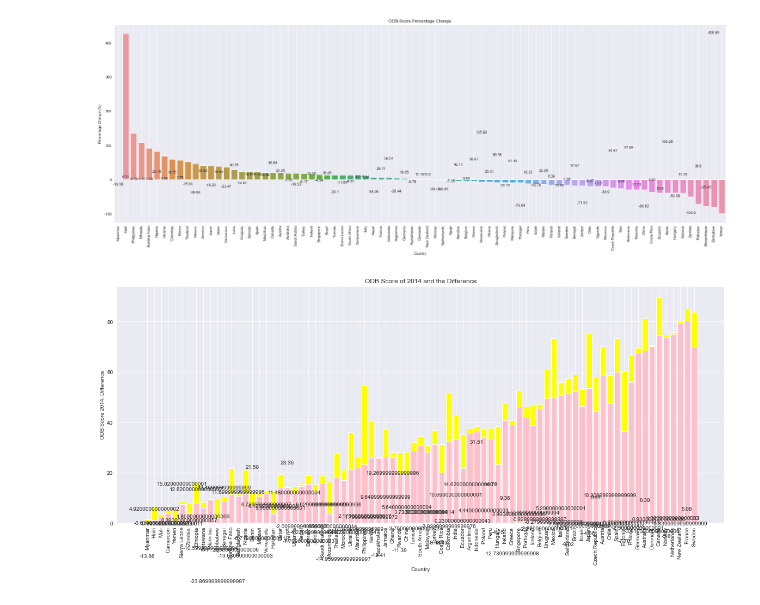
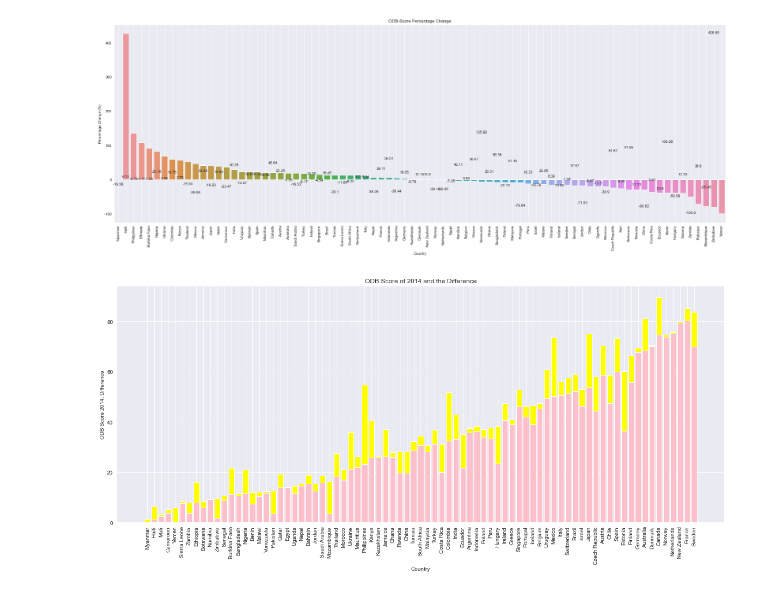
Before and after one commit to kreetigulati/Egovernance_and_OpenData, a Jupyter notebook: Kreeti/merged_data_1416.ipynb, the cells around one changed output. Drawn from its saved outputs; the diff is of its cells as text; code cells hidden in the pictures.

```diff
--- a/Kreeti/merged_data_1416.ipynb
+++ b/Kreeti/merged_data_1416.ipynb
@@ -52,7 +52,7 @@ array(['Region_2014', 'ISO', 'ODB-Rank_2014', 'Country',
        'Online Service Index_2016', 'Human Capital Index_2016',
        'Telecommunication Infrastructure Index_2016'], dtype=object)
 # %%
-df_1416_odbscore = df_1416[["Country","ODB-Score-Scaled_2014", "ODB-Score-Scaled_2016"]]
+df_1416_odbscore = df_1416[["Country","Region_2014","ODB-Score-Scaled_2014", "ODB-Score-Scaled_2016"]]
 # %%
 df_1416_odbscore
 # %% [output]
@@ -211,23 +232,23 @@ posx and posy should be finite values
 # %%
 df_1416_odbscore = df_1416_odbscore.sort_values(by="ODB-Score-Scaled_2014")
 
-def addlabels(x,y2):
-    for i in range(len(x)):
-        plt.text(i, y2[i], y2[i], ha = 'center')
+# def addlabels(x,y2):
+#     for i in range(len(x)):
+#         plt.text(i, y2[i], y2[i], ha = 'center')
 
 # create data
 x = df_1416_odbscore["Country"]
 y1 = df_1416_odbscore["ODB-Score-Scaled_2014"]
 y2 = df_1416_odbscore['Difference']
 plt.figure(figsize=(20,8))
 # plot bars in stack manner
 plt.bar(x, y1, color='pink')
 plt.bar(x, y2, bottom=y1, color='yellow')
 plt.xticks(rotation=90)
 plt.xlabel("Country")
 plt.ylabel("ODB Score 2014, Difference")
 plt.title("ODB Score of 2014 and the Difference")
-addlabels(x, y2)
+# addlabels(x, y2)
 plt.show()
 # %% [output]
-[figure, old version]
+[figure, new version]
```
Also changed, not shown: parts of 10 cells of this notebook, 4 other files.
